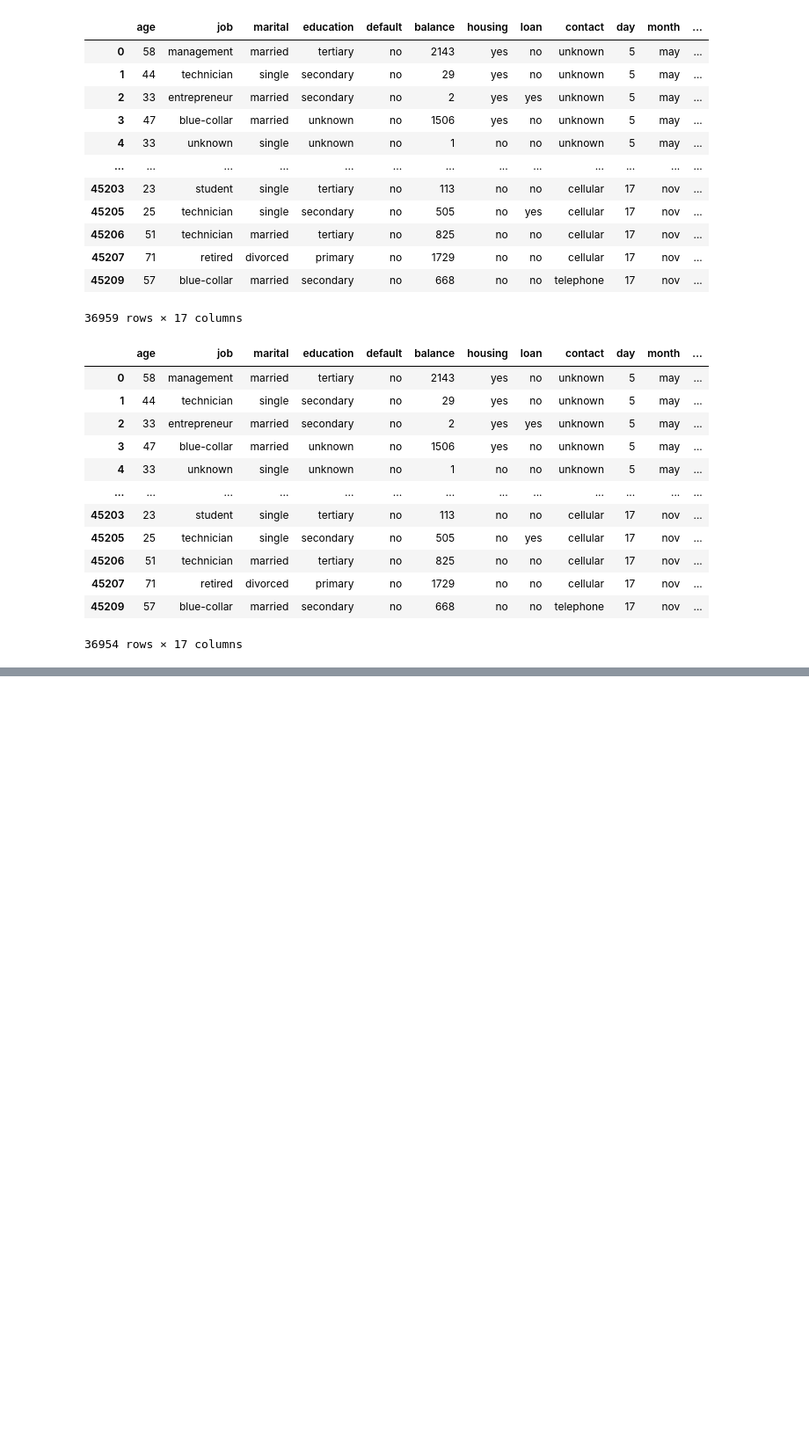
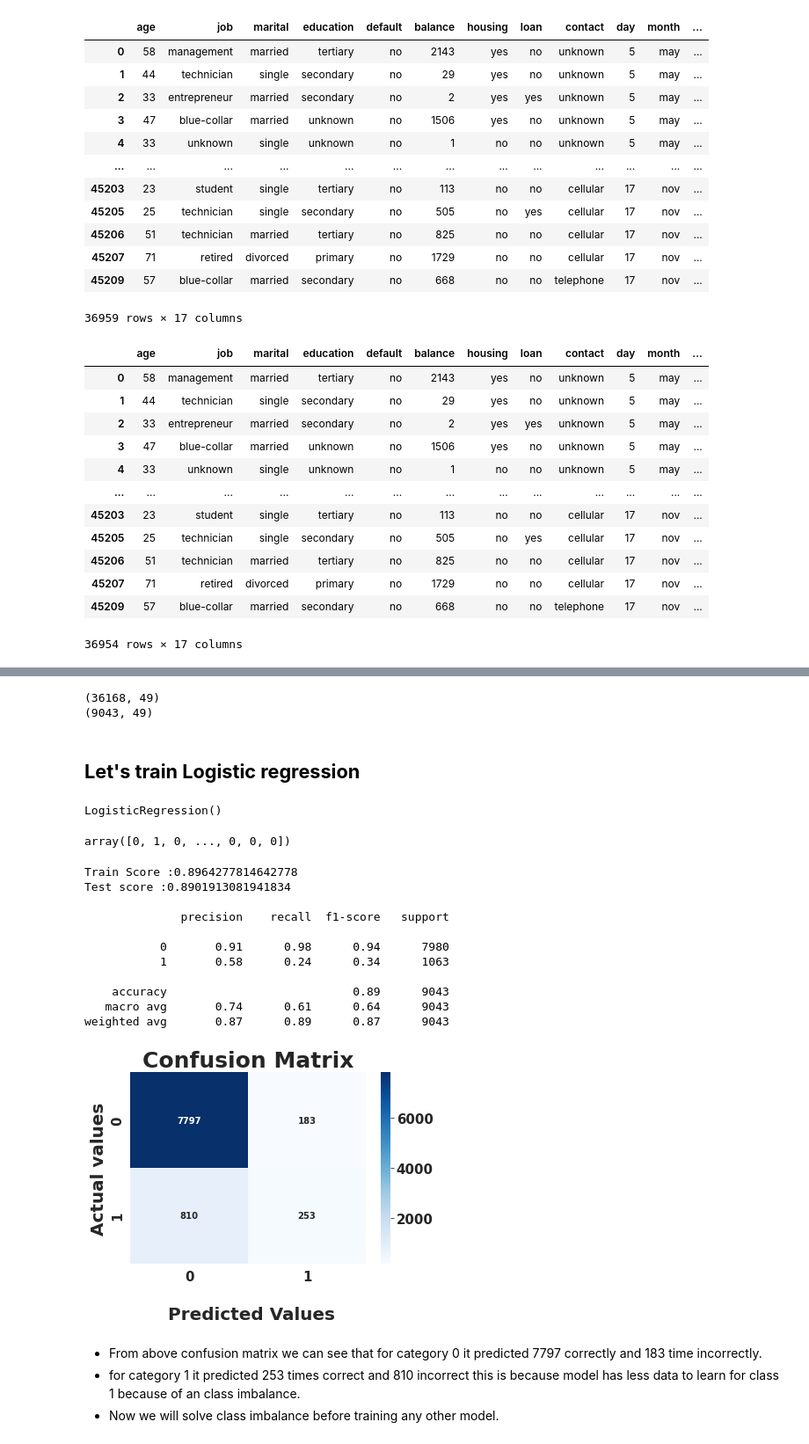
Before and after one commit to PranayUmredkar97/Bank-Marketing-Effectiveness-Prediction-Classification-Capstone-Project-, a Jupyter notebook: Bank_Marketing_Effectiveness_Prediction_Capstone_Project.ipynb, the cells around one changed output, grey strips where cells are left out. Shown at 88% size. Saved outputs shown, nothing was run; the diff lists cells and outputs as text; code cells hidden in the pictures; blank space fills up the shorter version.

```diff
--- a/Bank_Marketing_Effectiveness_Prediction_Capstone_Project.ipynb
+++ b/Bank_Marketing_Effectiveness_Prediction_Capstone_Project.ipynb
@@ -429,0 +544,3 @@ df1[df1['previous']==0]
+# %%
+#target variable
+target = df1['y']
@@ -429,0 +551,59 @@ df1[df1['previous']==0]
+# %%
+#splitting data into train test split
+X_train, X_test, y_train, y_test = train_test_split(features,target , test_size = 0.2, random_state = 0)
+# %%
+#checking shape of train and test data
+print(X_train.shape)
+print(X_test.shape)
+# %% [output]
+(36168, 49)
+(9043, 49)
+# %% [markdown]
+## **Let's train Logistic regression**
+# %%
+#training logistic regression model
+LR = LogisticRegression()
+LR.fit(X_train,y_train)
+# %% [output]
+LogisticRegression()
+# %%
+y_pred = LR.predict(X_test)
+y_pred
+# %% [output]
+array([0, 1, 0, ..., 0, 0, 0])
+# %%
+#check model performance and metrics
+print(f'Train Score :{LR.score(X_train,y_train)}')
+print(f'Test score :{accuracy_score(y_test,y_pred)}')
+#to print one blank line
+print()
+print(classification_report(y_test,y_pred))
+
+conf_matrix = confusion_matrix(y_test,y_pred)
+print()
+
+#plotting confussion matrix
+ax=sns.heatmap(conf_matrix,annot=True,cmap='Blues',fmt='d')
+ax.set_xlabel('\n Predicted Values')
+ax.set_ylabel('Actual values')
+ax.set_title('Confusion Matrix')
+## Ticket labels - List must be in alphabetical order
+ax.xaxis.set_ticklabels(['0','1'])
+ax.yaxis.set_ticklabels(['0','1']);
+# %% [output]
+Train Score :0.8964277814642778
+Test score :0.8901913081941834
+
+              precision    recall  f1-score   support
+
+           0       0.91      0.98      0.94      7980
+           1       0.58      0.24      0.34      1063
+
+    accuracy                           0.89      9043
+   macro avg       0.74      0.61      0.64      9043
+weighted avg       0.87      0.89      0.87      9043
+[figure, added]
+# %% [markdown]
+*  From above confusion matrix we can see that for category 0 it predicted 7797 correctly and 183 time incorrectly.
+*  for category 1 it predicted 253 times correct and 810 incorrect this is because model has less data to learn for class 1 because of an class imbalance.
+* Now we will solve class imbalance before training any other model.
```
Also changed, not shown: parts of 50 cells of this notebook.
